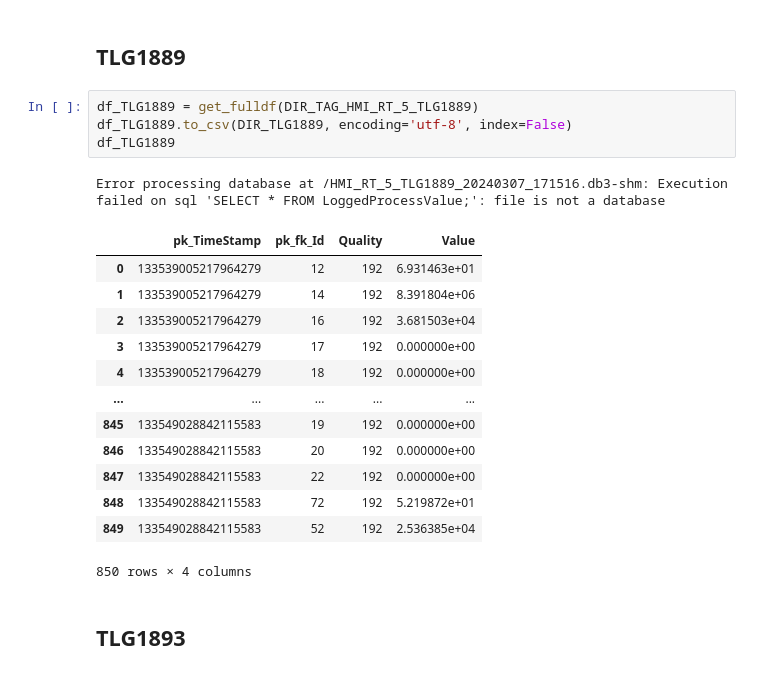
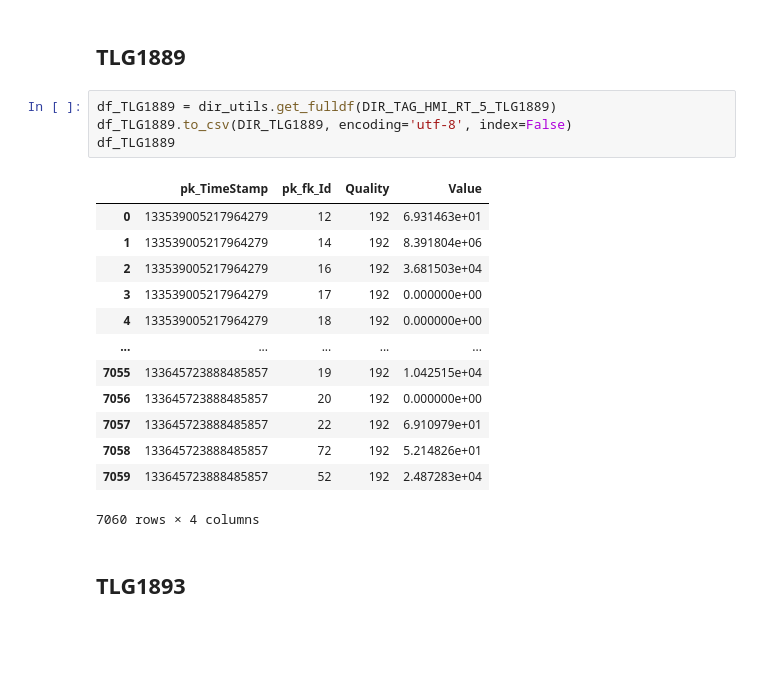
Before and after one commit to LuisEnrique-frenkel/ETL-FlashTruck, a Jupyter notebook: notebooks/0.0-leng-initial.ipynb, the cells around one changed output. Drawn from its saved outputs; the diff is of its cells as text; blank space fills up the shorter version.

```diff
--- a/notebooks/0.0-leng-initial.ipynb
+++ b/notebooks/0.0-leng-initial.ipynb
@@ -158,24 +113,23 @@ conn.close()
 # %% [markdown]
 ## TLG1889
 # %%
-df_TLG1889 = get_fulldf(DIR_TAG_HMI_RT_5_TLG1889)
+df_TLG1889 = dir_utils.get_fulldf(DIR_TAG_HMI_RT_5_TLG1889)
 df_TLG1889.to_csv(DIR_TLG1889, encoding='utf-8', index=False)
 df_TLG1889
 # %% [output]
+|  | pk_TimeStamp | pk_fk_Id | Quality | Value |
+| 0 | 133539005217964279 | 12 | 192 | 6.931463e+01 |
+| 1 | 133539005217964279 | 14 | 192 | 8.391804e+06 |
+| 2 | 133539005217964279 | 16 | 192 | 3.681503e+04 |
+| 3 | 133539005217964279 | 17 | 192 | 0.000000e+00 |
+| 4 | 133539005217964279 | 18 | 192 | 0.000000e+00 |
+| ... | ... | ... | ... | ... |
+| 7055 | 133645723888485857 | 19 | 192 | 1.042515e+04 |
+| 7056 | 133645723888485857 | 20 | 192 | 0.000000e+00 |
+| 7057 | 133645723888485857 | 22 | 192 | 6.910979e+01 |
+| 7058 | 133645723888485857 | 72 | 192 | 5.214826e+01 |
+| 7059 | 133645723888485857 | 52 | 192 | 2.487283e+04 |
-Error processing database at /HMI_RT_5_TLG1889_20240307_171516.db3-shm: Execution failed on sql 'SELECT * FROM LoggedProcessValue;': file is not a database
+7060 rows × 4 columns
-|  | pk_TimeStamp | pk_fk_Id | Quality | Value |
-| 0 | 133539005217964279 | 12 | 192 | 6.931463e+01 |
-| 1 | 133539005217964279 | 14 | 192 | 8.391804e+06 |
-| 2 | 133539005217964279 | 16 | 192 | 3.681503e+04 |
-| 3 | 133539005217964279 | 17 | 192 | 0.000000e+00 |
-| 4 | 133539005217964279 | 18 | 192 | 0.000000e+00 |
-| ... | ... | ... | ... | ... |
-| 845 | 133549028842115583 | 19 | 192 | 0.000000e+00 |
-| 846 | 133549028842115583 | 20 | 192 | 0.000000e+00 |
-| 847 | 133549028842115583 | 22 | 192 | 0.000000e+00 |
-| 848 | 133549028842115583 | 72 | 192 | 5.219872e+01 |
-| 849 | 133549028842115583 | 52 | 192 | 2.536385e+04 |
-850 rows × 4 columns
 # %% [markdown]
 ## TLG1893
 # %%
```
Also changed, not shown: parts of 10 cells of this notebook, 8 other files.
